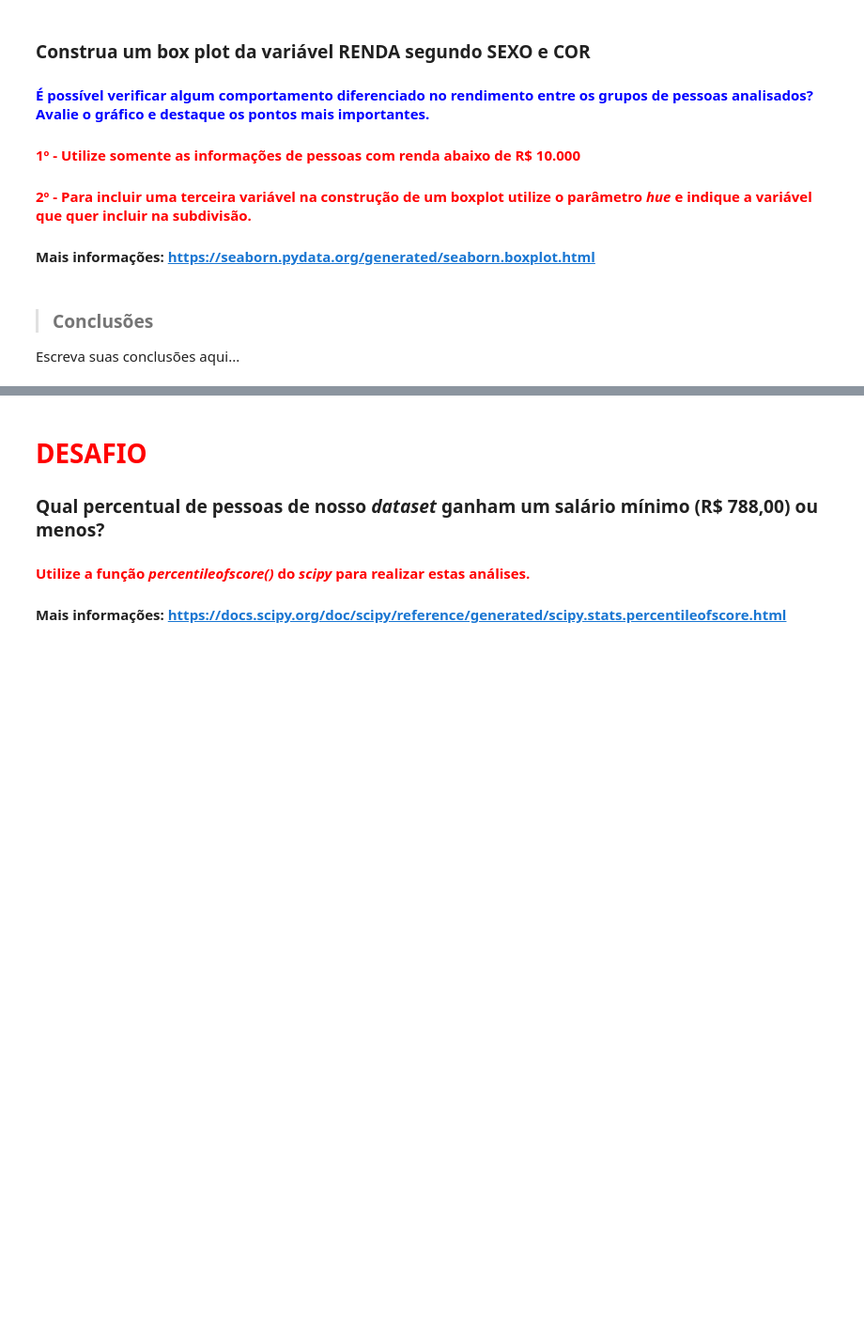
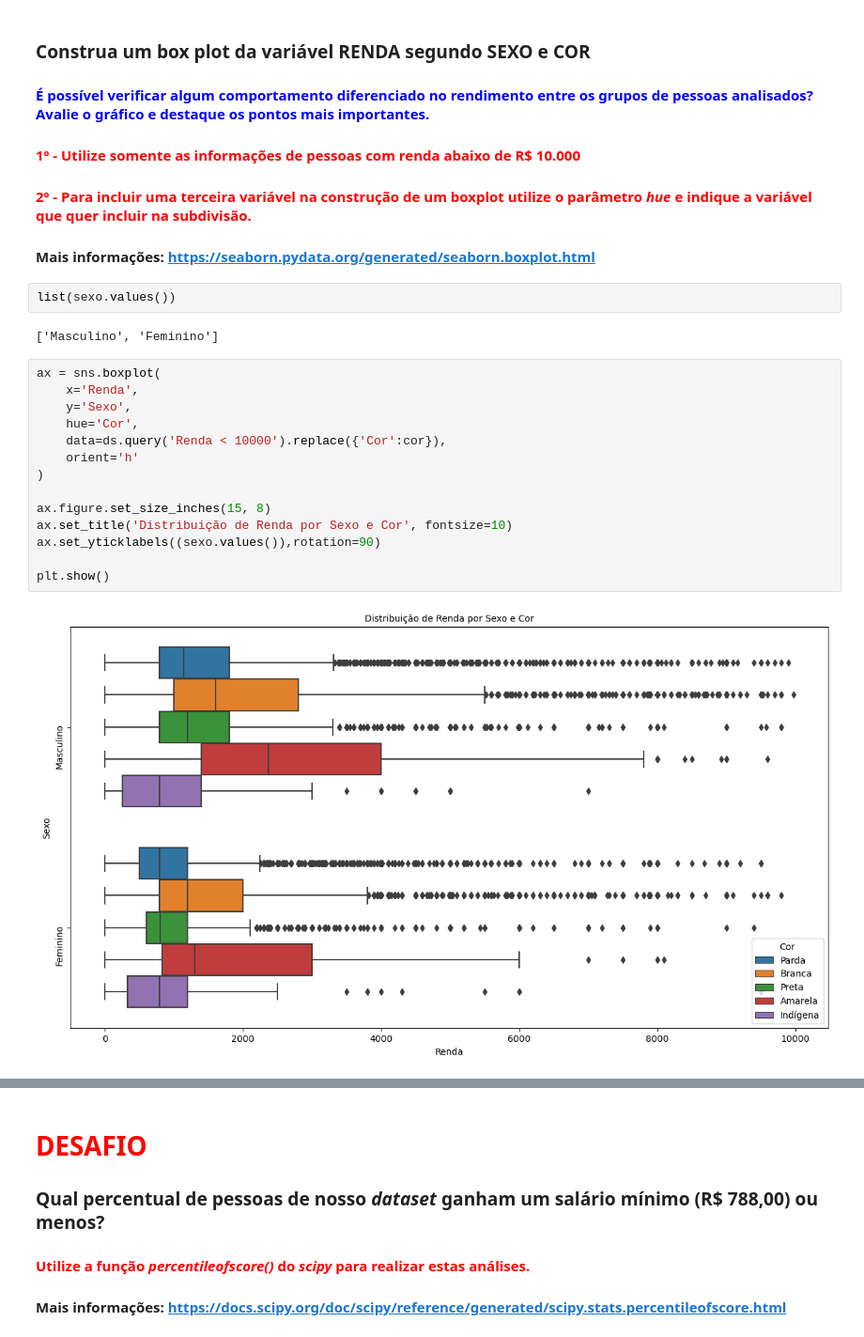
Before and after one commit to RichardRosenblat/alura-estatistica-com-python-parte-1, a Jupyter notebook: Análise_Descritiva.ipynb, the cells around one changed output, grey strips where cells are left out. Shown at 94% size. Cells and saved outputs as stored; diff of their text form; blank space fills up the shorter version.

```diff
--- a/Análise_Descritiva.ipynb
+++ b/Análise_Descritiva.ipynb
@@ -435,7 +511,23 @@ Escreva suas conclusões aqui...
 #### <font color='red'>1º - Utilize somente as informações de pessoas com renda abaixo de R$ 10.000</font>
 #### <font color='red'>2º - Para incluir uma terceira variável na construção de um boxplot utilize o parâmetro <i>hue</i> e indique a variável que quer incluir na subdivisão.</font>
 #### Mais informações: https://seaborn.pydata.org/generated/seaborn.boxplot.html
-# %% [markdown]
-> ### Conclusões
-
-Escreva suas conclusões aqui...
+# %%
+list(sexo.values())
+# %% [output]
+['Masculino', 'Feminino']
+# %%
+ax = sns.boxplot(
+    x='Renda',
+    y='Sexo',
+    hue='Cor',
+    data=ds.query('Renda < 10000').replace({'Cor':cor}),
+    orient='h'
+)
+
+ax.figure.set_size_inches(15, 8)
+ax.set_title('Distribuição de Renda por Sexo e Cor', fontsize=10)
+ax.set_yticklabels((sexo.values()),rotation=90)
+
+plt.show()
+# %% [output]
+[figure, added]
```
Also changed, not shown: parts of 23 cells of this notebook.
